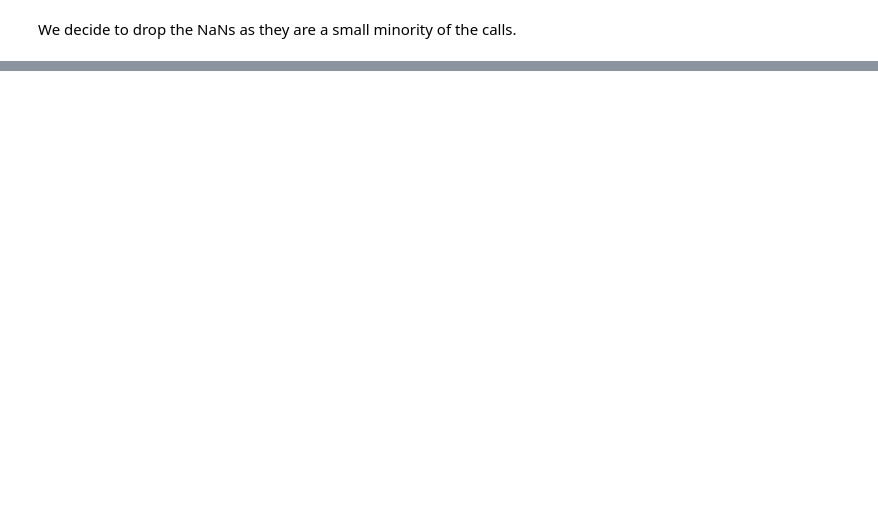
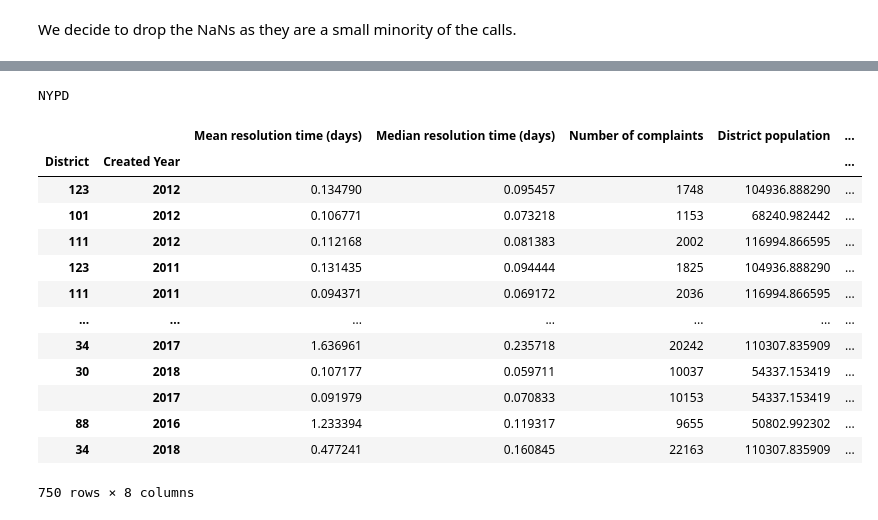
Before and after one commit to Battleman/Squada, a Jupyter notebook: ranking_departments.ipynb, the cells around one changed output, grey strips where cells are left out. Cells and saved outputs as stored; diff of their text form; code cells hidden in the pictures; blank space fills up the shorter version.

```diff
--- a/ranking_departments.ipynb
+++ b/ranking_departments.ipynb
@@ -313,0 +290,25 @@ DSNY
+# %%
+print(agency_names[0])
+# we create a value for complaints per capita in the range (0, 1), where 0 means 0 and 1 means ~200 per 1k capita
+grouped_agencies[0]["Complaints per capita norm"] = grouped_agencies[0]["Complaints per 1k capita"] / 201
+grouped_agencies[0]["Median resolution time (hours)"] = grouped_agencies[0]["Median resolution time (days)"] * 24
+# similarly for median resolution time in hours, 1 meaning 15 hours
+grouped_agencies[0]["Median resolution time (hours) norm"] = grouped_agencies[0]["Median resolution time (hours)"] / 15
+grouped_agencies[0].to_pickle("data/nypd_ranking.pkl")
+grouped_agencies[0]
+# %% [output]
+NYPD
+|  |  | Mean resolution time (days) | Median resolution time (days) | Number of complaints | District population | ... |
+| District | Created Year |  |  |  |  | ... |
+| 123 | 2012 | 0.134790 | 0.095457 | 1748 | 104936.888290 | ... |
+| 101 | 2012 | 0.106771 | 0.073218 | 1153 | 68240.982442 | ... |
+| 111 | 2012 | 0.112168 | 0.081383 | 2002 | 116994.866595 | ... |
+| 123 | 2011 | 0.131435 | 0.094444 | 1825 | 104936.888290 | ... |
+| 111 | 2011 | 0.094371 | 0.069172 | 2036 | 116994.866595 | ... |
+| ... | ... | ... | ... | ... | ... | ... |
+| 34 | 2017 | 1.636961 | 0.235718 | 20242 | 110307.835909 | ... |
+| 30 | 2018 | 0.107177 | 0.059711 | 10037 | 54337.153419 | ... |
+|  | 2017 | 0.091979 | 0.070833 | 10153 | 54337.153419 | ... |
+| 88 | 2016 | 1.233394 | 0.119317 | 9655 | 50802.992302 | ... |
+| 34 | 2018 | 0.477241 | 0.160845 | 22163 | 110307.835909 | ... |
+750 rows × 8 columns
```
Also changed, not shown: parts of 21 cells of this notebook, 4 other files.
